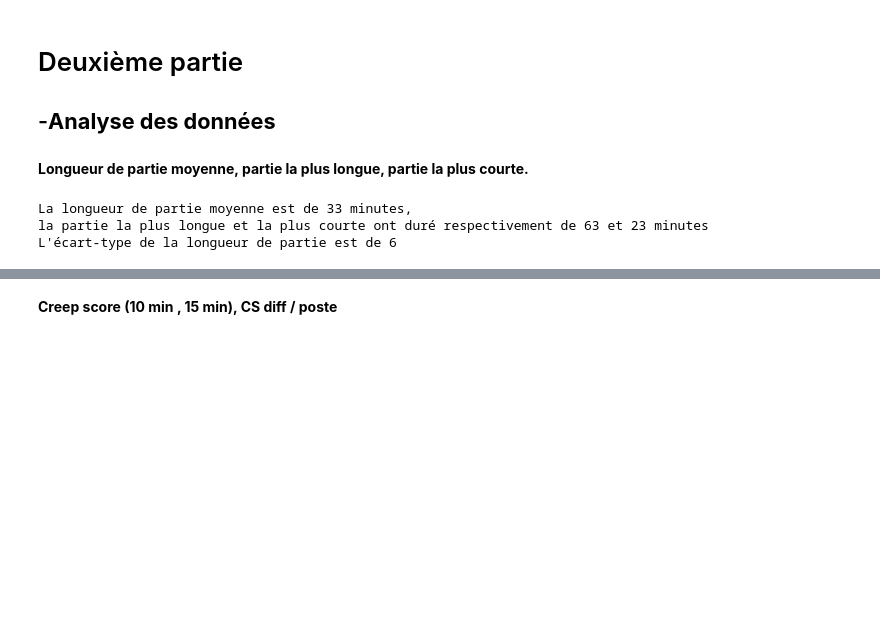
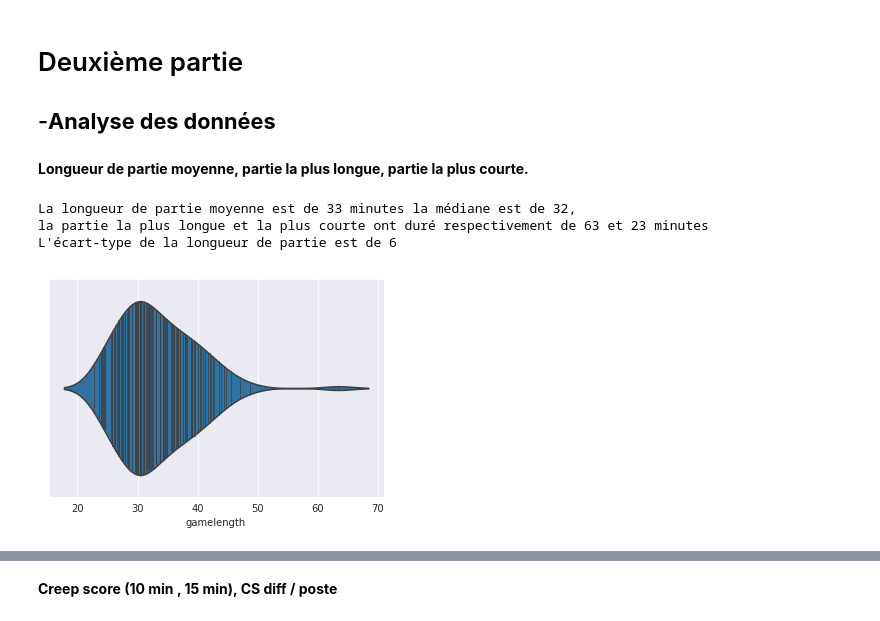
Before and after one commit to rdo-nasc/projet_perso, a Jupyter notebook: data_prep.ipynb, the cells around one changed output, grey strips where cells are left out. Cells and saved outputs as stored; diff of their text form; code cells hidden in the pictures; blank space fills up the shorter version.

```diff
--- a/data_prep.ipynb
+++ b/data_prep.ipynb
@@ -104,13 +80,21 @@ turrets_df = team_df[['result','ft', 'fttime','teamtowerkills']]
 **Longueur de partie moyenne, partie la plus longue, partie la plus courte.**
 # %%
 gamelen_mean = int(np.round(gamelen_df.mean()))
+gamelen_med = int(np.round(gamelen_df.median()))
 gamelen_max = int(np.round(gamelen_df.max()))
 gamelen_min = int(np.round(gamelen_df.min()))
 gamelen_std = int(np.round(gamelen_df.std()))
-print('La longueur de partie moyenne est de {} minutes,\nla partie la plus longue et la plus courte ont duré respectivement de {} et {} minutes'.format(gamelen_mean, gamelen_max, gamelen_min))
+print('La longueur de partie moyenne est de {} minutes la médiane est de {},\nla partie la plus longue et la plus courte ont duré respectivement de {} et {} minutes'.format(gamelen_mean, gamelen_med, gamelen_max, gamelen_min))
 print("L'écart-type de la longueur de partie est de {}".format(gamelen_std))
 gamelen_ab = gamelen_df[gamelen_df.gamelength > (2 * gamelen_std + gamelen_mean)]
+
+import matplotlib.pyplot as plt
+import seaborn as sns
+
+sns.violinplot(data = gamelen_df, x = 'gamelength', inner = 'stick')
+plt.show()
 # %% [output]
-La longueur de partie moyenne est de 33 minutes,
+La longueur de partie moyenne est de 33 minutes la médiane est de 32,
 la partie la plus longue et la plus courte ont duré respectivement de 63 et 23 minutes
 L'écart-type de la longueur de partie est de 6
+[figure, added]
```
Also changed, not shown: parts of 17 cells of this notebook, 2 other files.
